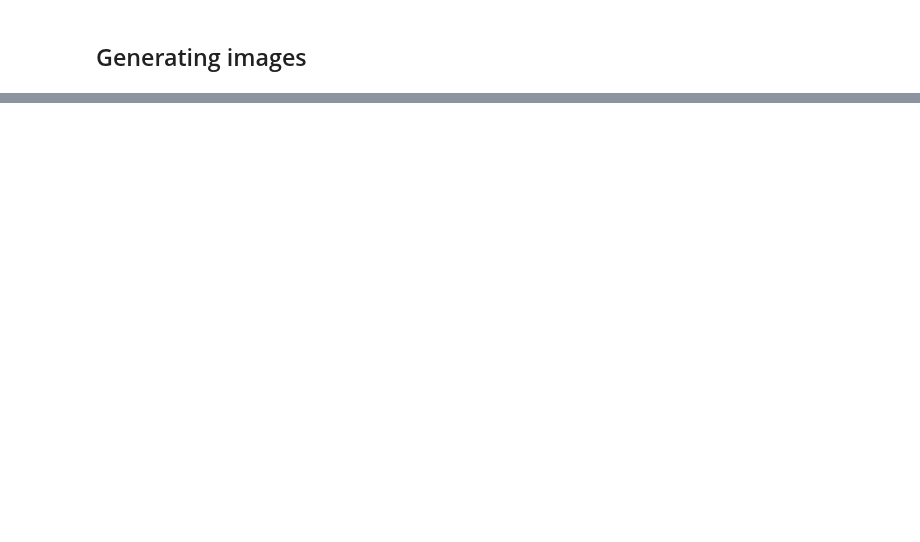
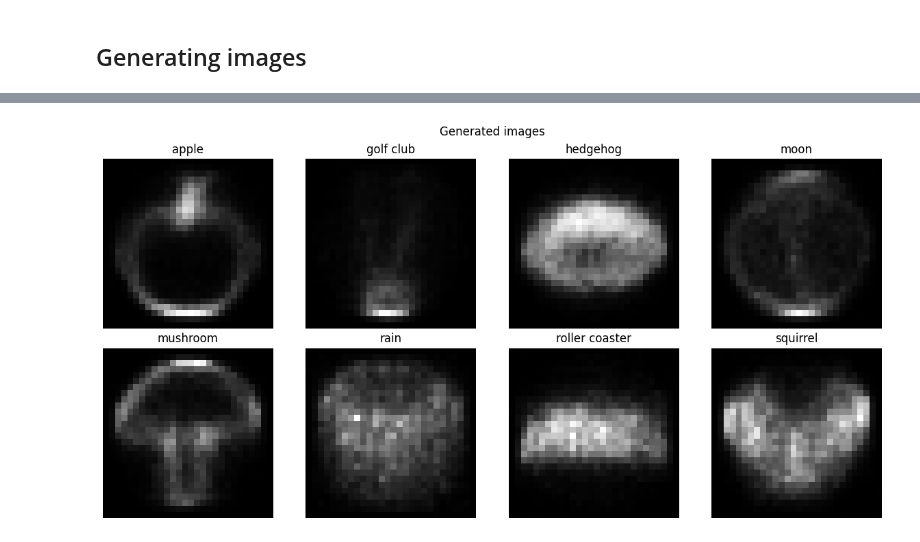
Before and after one commit to MightyCode/enseirb-s9-doodle-computer-vision, a Jupyter notebook: encoder_decoder.ipynb, the cells around one changed output, grey strips where cells are left out. Cells and saved outputs as stored; diff of their text form; code cells hidden in the pictures; blank space fills up the shorter version.

```diff
--- a/encoder_decoder.ipynb
+++ b/encoder_decoder.ipynb
@@ -291,0 +288,5 @@ show_generated_images(alternative_generated_version)
+# %%
+noised_encoded_vectors = image_generator.generate_noised_mean_vectors(mean_encoded_vectors, 0.05)
+image_generator.show_generated_images_per_mean_vectors(noised_encoded_vectors, image_size=(WIDTH, HEIGHT))
+# %% [output]
+[figure, added]
```
Also changed, not shown: parts of 12 cells of this notebook, 2 other files.
